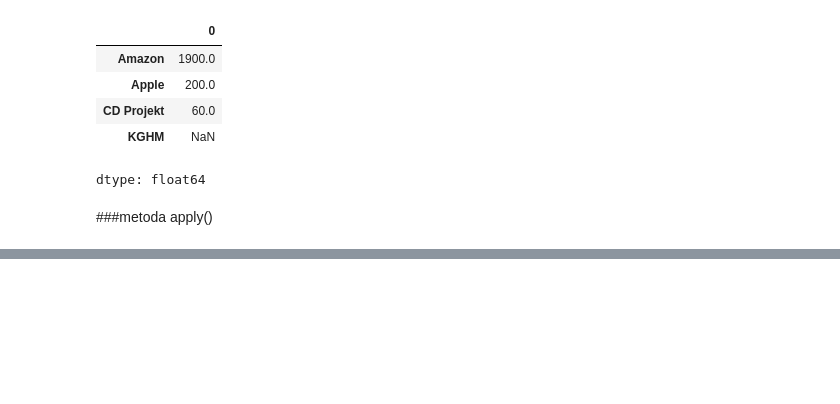
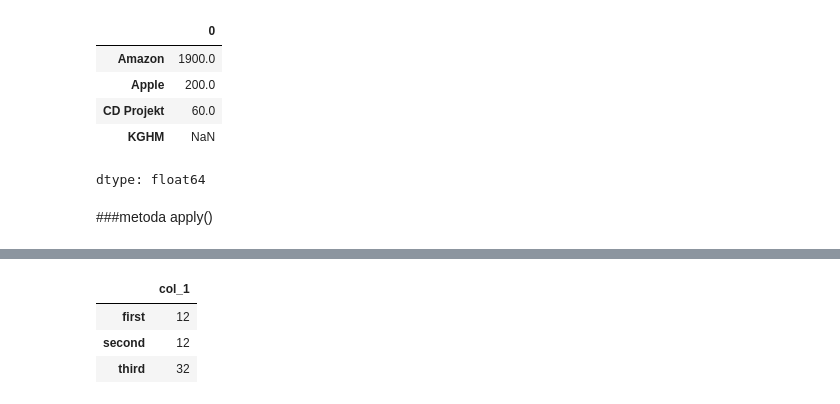
Before and after one commit to JotJaw/data-science-bootcamp, a Jupyter notebook: 02_analiza_danych/01_pandas_intro.ipynb, the cells around one changed output, grey strips where cells are left out. Cells and saved outputs as stored; diff of their text form; code cells hidden in the pictures; blank space fills up the shorter version.

```diff
--- a/02_analiza_danych/01_pandas_intro.ipynb
+++ b/02_analiza_danych/01_pandas_intro.ipynb
@@ -262,0 +284,8 @@ dtype: float64
+# %%
+df = pd.DataFrame(data=[12,12,32], index=['first','second','third'], columns=['col_1'])
+df
+# %% [output]
+|  | col_1 |
+| first | 12 |
+| second | 12 |
+| third | 32 |
```
Also changed, not shown: parts of 6 cells of this notebook.
